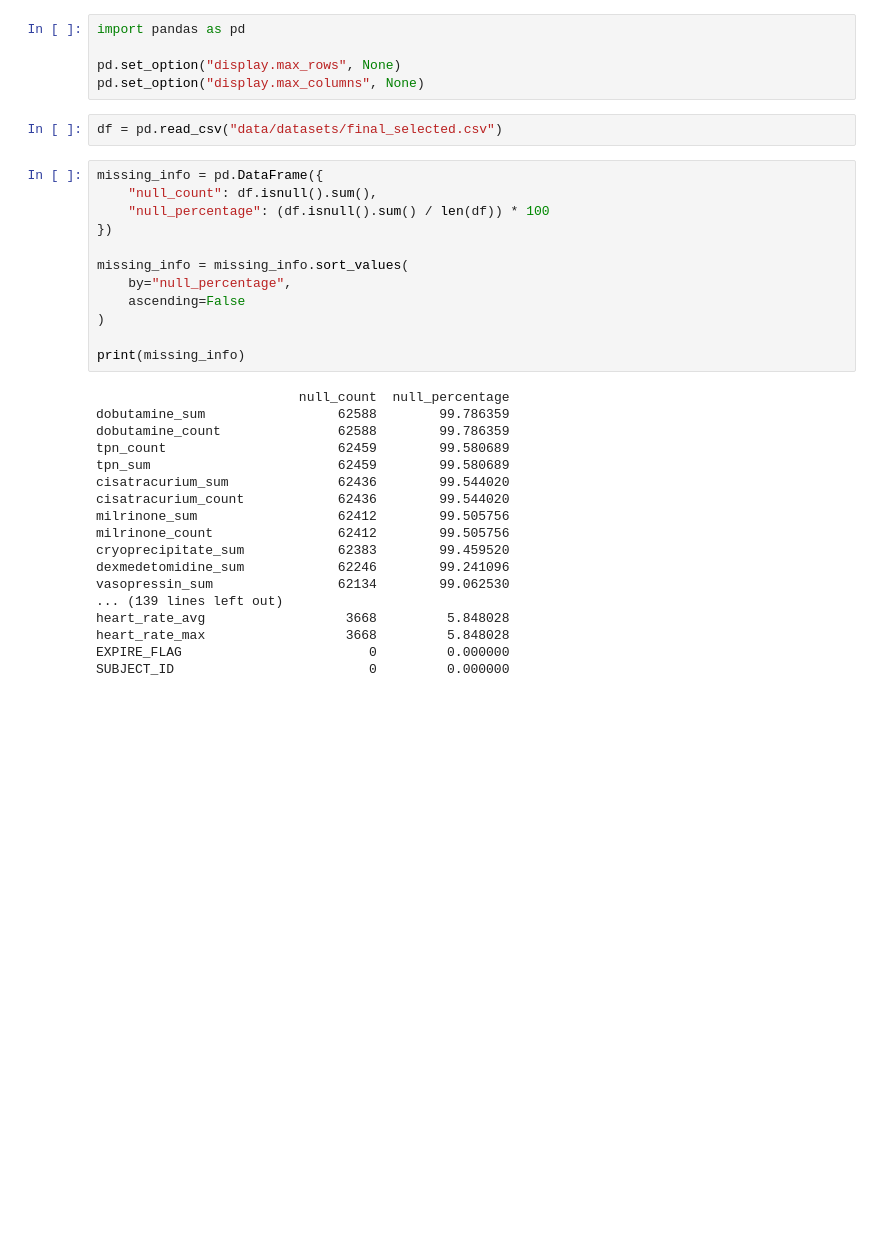
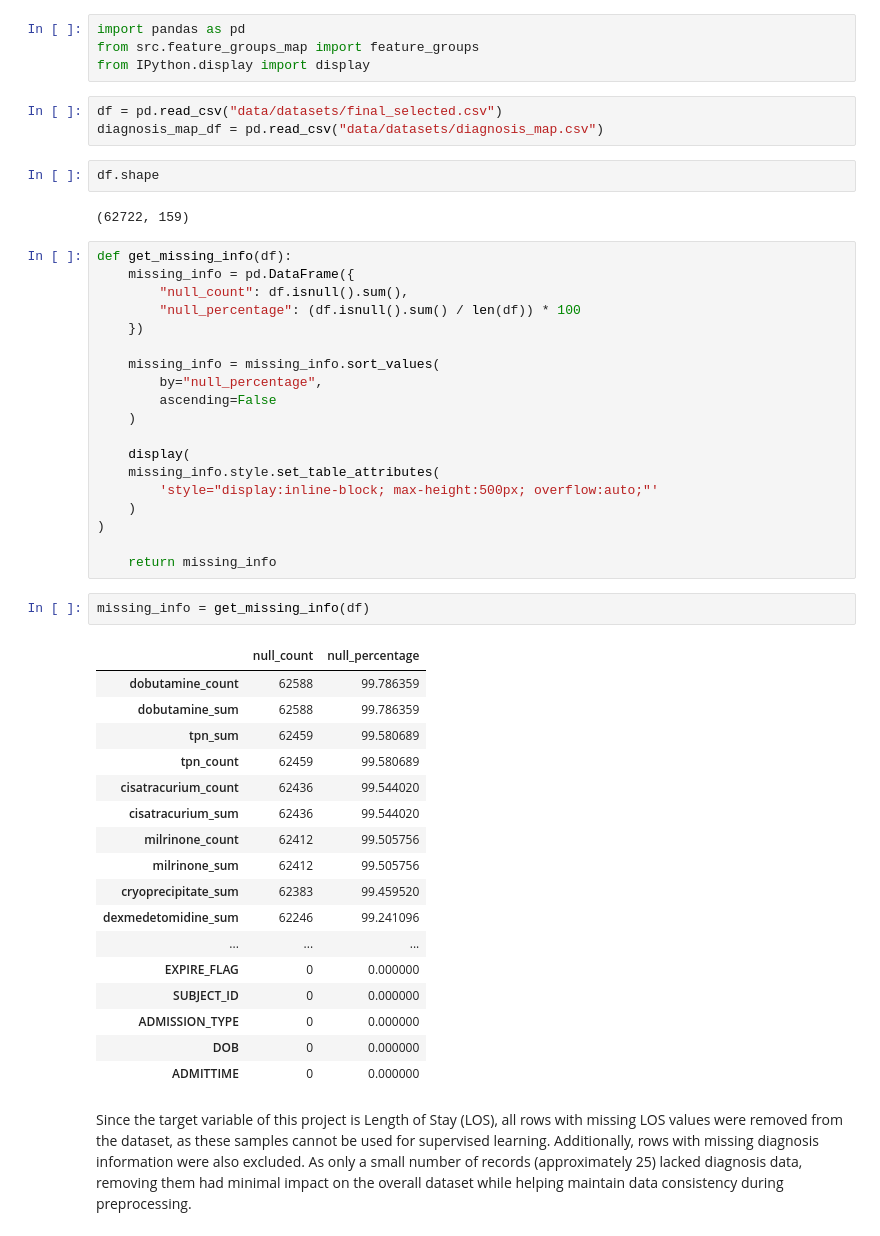
Before and after one commit to belacartaxo/icu-length-of-stay-prediction-system, a Jupyter notebook: 03_preprocessing.ipynb, the cells around one changed output. Cells and saved outputs as stored; diff of their text form; blank space fills up the shorter version.

Commit message:
preprocessing

```diff
--- a/03_preprocessing.ipynb
+++ b/03_preprocessing.ipynb
@@ -1,37 +11,52 @@
 # %%
 import pandas as pd
-
-pd.set_option("display.max_rows", None)
-pd.set_option("display.max_columns", None)
+from src.feature_groups_map import feature_groups
+from IPython.display import display
 # %%
 df = pd.read_csv("data/datasets/final_selected.csv")
+diagnosis_map_df = pd.read_csv("data/datasets/diagnosis_map.csv")
+# %%
+df.shape
+# %% [output]
+(62722, 159)
 # %%
-missing_info = pd.DataFrame({
-    "null_count": df.isnull().sum(),
-    "null_percentage": (df.isnull().sum() / len(df)) * 100
-})
+def get_missing_info(df):
+    missing_info = pd.DataFrame({
+        "null_count": df.isnull().sum(),
+        "null_percentage": (df.isnull().sum() / len(df)) * 100
+    })
 
-missing_info = missing_info.sort_values(
-    by="null_percentage",
-    ascending=False
+    missing_info = missing_info.sort_values(
+        by="null_percentage",
+        ascending=False
+    )
+
+    display(
+    missing_info.style.set_table_attributes(
+        'style="display:inline-block; max-height:500px; overflow:auto;"'
+    )
 )
 
-print(missing_info)
+    return missing_info
-# %% [output]
-                          null_count  null_percentage
-dobutamine_sum                 62588        99.786359
-dobutamine_count               62588        99.786359
-tpn_count                      62459        99.580689
-tpn_sum                        62459        99.580689
-cisatracurium_sum              62436        99.544020
-cisatracurium_count            62436        99.544020
-milrinone_sum                  62412        99.505756
-milrinone_count                62412        99.505756
-cryoprecipitate_sum            62383        99.459520
-dexmedetomidine_sum            62246        99.241096
-vasopressin_sum                62134        99.062530
-... (139 lines left out)
-heart_rate_avg                  3668         5.848028
-heart_rate_max                  3668         5.848028
-EXPIRE_FLAG                        0         0.000000
-SUBJECT_ID                         0         0.000000
+# %%
+missing_info = get_missing_info(df)
+# %% [output]
+|  | null_count | null_percentage |
+| dobutamine_count | 62588 | 99.786359 |
+| dobutamine_sum | 62588 | 99.786359 |
+| tpn_sum | 62459 | 99.580689 |
+| tpn_count | 62459 | 99.580689 |
+| cisatracurium_count | 62436 | 99.544020 |
+| cisatracurium_sum | 62436 | 99.544020 |
+| milrinone_count | 62412 | 99.505756 |
+| milrinone_sum | 62412 | 99.505756 |
+| cryoprecipitate_sum | 62383 | 99.459520 |
+| dexmedetomidine_sum | 62246 | 99.241096 |
+| ... | ... | ... |
+| EXPIRE_FLAG | 0 | 0.000000 |
+| SUBJECT_ID | 0 | 0.000000 |
+| ADMISSION_TYPE | 0 | 0.000000 |
+| DOB | 0 | 0.000000 |
+| ADMITTIME | 0 | 0.000000 |
+# %% [markdown]
+Since the target variable of this project is Length of Stay (LOS), all rows with missing LOS values were removed from the dataset, as these samples cannot be used for supervised learning. Additionally, rows with missing diagnosis information were also excluded. As only a small number of records (approximately 25) lacked diagnosis data, removing them had minimal impact on the overall dataset while helping maintain data consistency during preprocessing.
```
Also changed, not shown: parts of 19 cells of this notebook, 7 other files.
